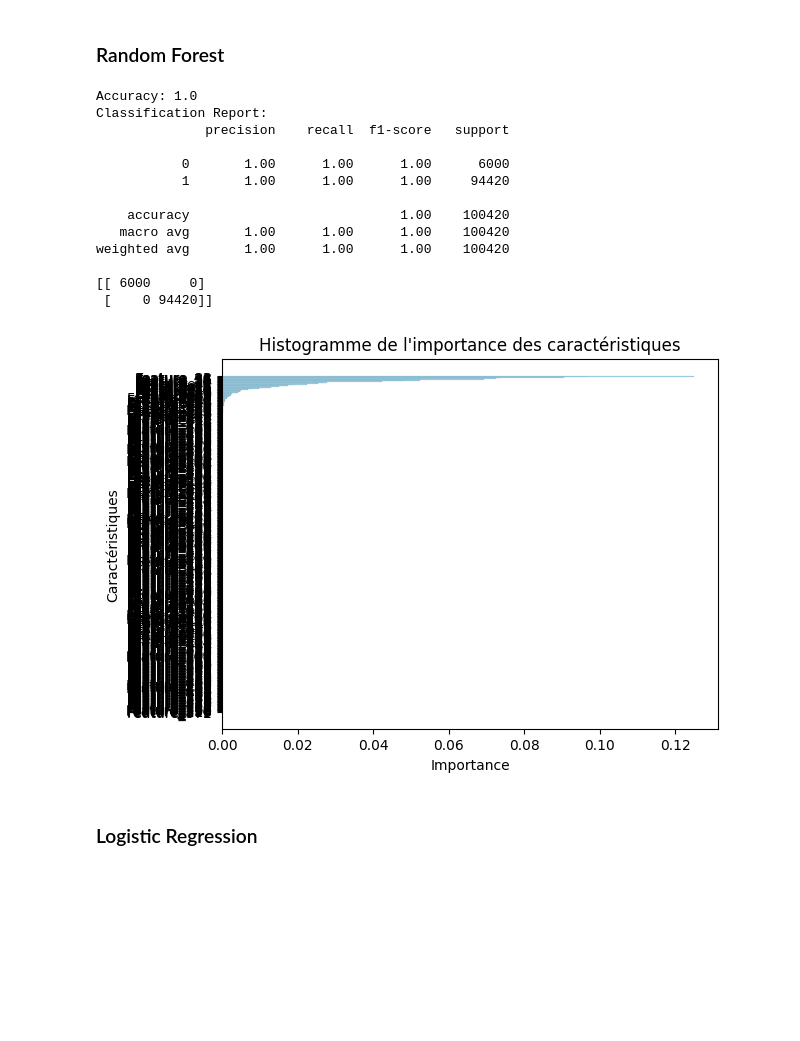
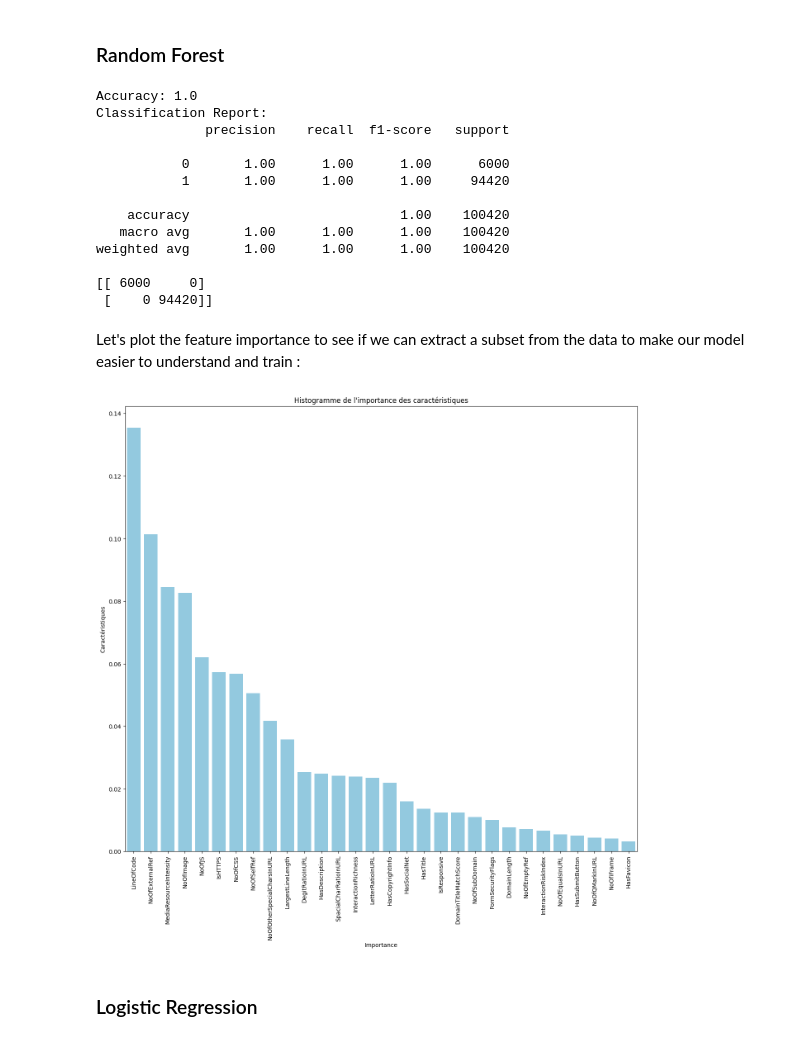
Before and after one commit to mathildadmbl/challenge2, a Jupyter notebook: challenge_2.ipynb, the cells around one changed output. Cells and saved outputs as stored; diff of their text form; code cells hidden in the pictures; blank space fills up the shorter version.

Commit message:
feature importance rf

```diff
--- a/challenge_2.ipynb
+++ b/challenge_2.ipynb
@@ -427,7 +428,6 @@ Accuracy moyenne sur les 10-folds: 0.9998303614784092
 from sklearn.ensemble import RandomForestClassifier
 
 # Scaling and encoding
-numeric_features = X_train.select_dtypes(exclude='object').columns.tolist()
 categorical_features = X_train.select_dtypes(include=['object']).columns.tolist()
 preprocessor = ColumnTransformer(
     transformers=[
@@ -453,16 +453,6 @@ print("Classification Report:")
 print(classification_report(y_test, y_pred))
 conf_matrix = confusion_matrix(y_test, y_pred)
 print(conf_matrix)
-
-importances = rf_model.feature_importances_
-feature_names = [f"Feature_{i}" for i in range(X_train.shape[1])]
-importance_df = pd.DataFrame({'Feature': feature_names, 'Importance': importances})
-importance_df_sorted = importance_df.sort_values(by="Importance", ascending=False)
-sns.histplot(data=importance_df_sorted, y="Feature", weights="Importance", discrete=True, bins=20, color="skyblue")
-plt.title("Histogramme de l'importance des caractéristiques")
-plt.xlabel("Importance")
-plt.ylabel("Caractéristiques")
-plt.show()
 # %% [output]
 Accuracy: 1.0
 Classification Report:
@@ -477,7 +467,29 @@ weighted avg       1.00      1.00      1.00    100420
 
 [[ 6000     0]
  [    0 94420]]
-[figure, removed]
+# %% [markdown]
+Let's plot the feature importance to see if we can extract a subset from the data to make our model easier to understand and train :
+# %%
+# How to get the initial feature names ?
+encoder = preprocessor.transformers_[1][1]
+encoded_feature_names = encoder.get_feature_names_out(categorical_features)
+numeric_feature_names = numeric_features
+feature_names = numeric_feature_names + list(encoded_feature_names)
+# %%
+# Now we can show the feature ipportances
+importances = rf_model.feature_importances_
+importance_df = pd.DataFrame({'Feature': feature_names, 'Importance': importances})
+importance_df_sorted = importance_df.sort_values(by="Importance", ascending=False).head(30)
+
+plt.figure(figsize=(16, 14))
+sns.barplot(data=importance_df_sorted, x="Feature", y="Importance", color="skyblue")
+plt.title("Histogramme de l'importance des caractéristiques")
+plt.xticks(rotation=90)
+plt.xlabel("Importance")
+plt.ylabel("Caractéristiques")
+plt.show()
+# %% [output]
+[figure, added]
 # %% [markdown]
 ### Logistic Regression
 # %%
```
Also changed, not shown: parts of 1 cell of this notebook.
